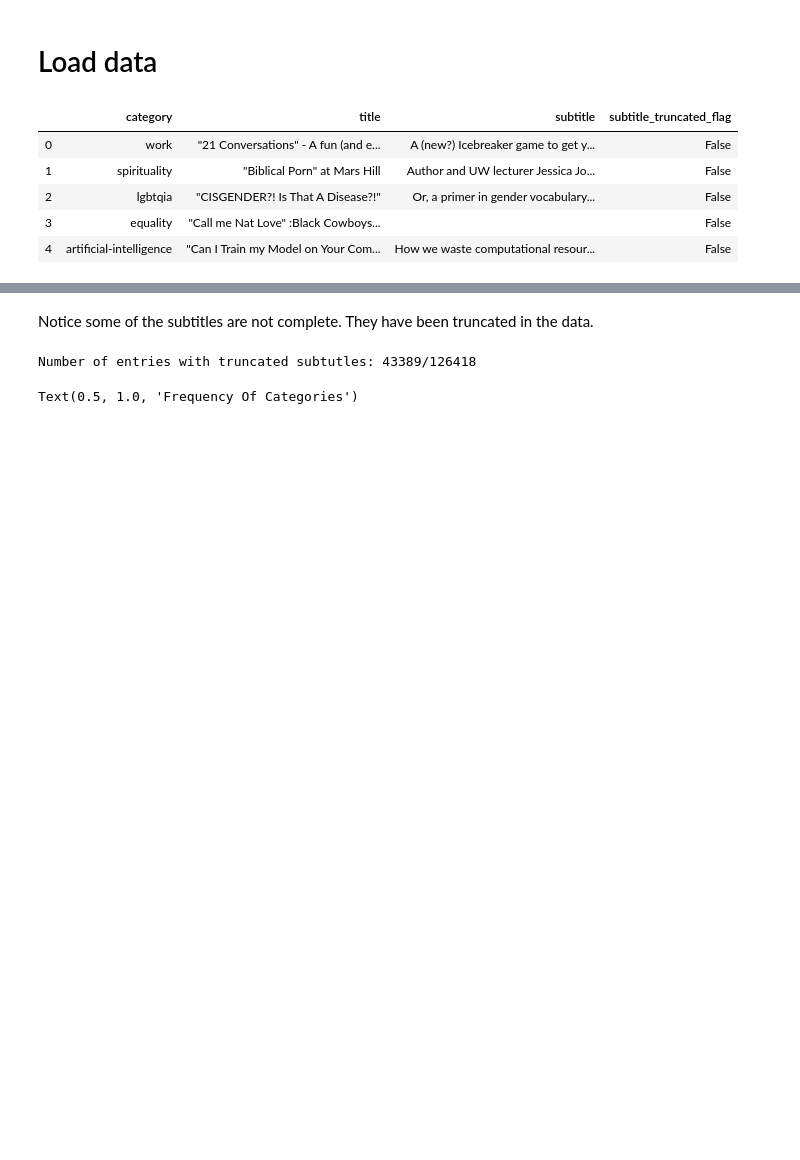
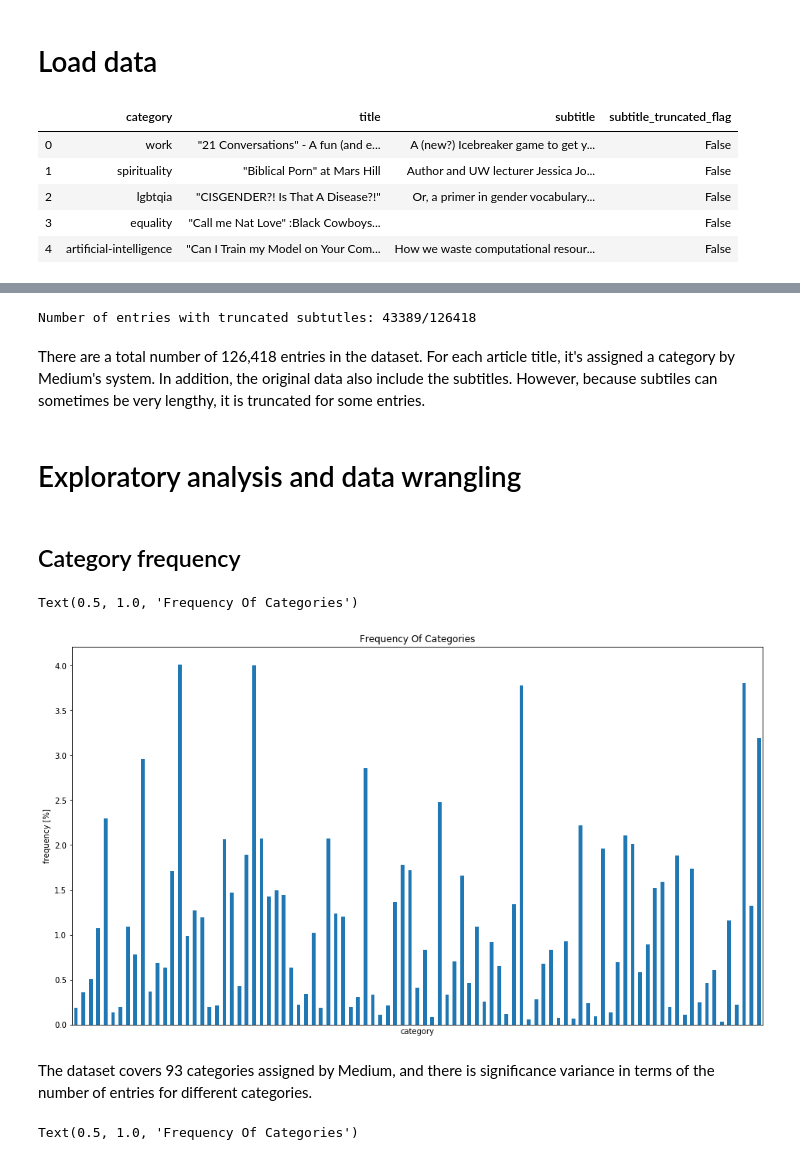
Before and after one commit to carmagnole/Springboard, a Jupyter notebook: project2/notebooks/explore_and_wrangle_data.ipynb, the cells around one changed output, grey strips where cells are left out. Drawn from its saved outputs; the diff is of its cells as text; code cells hidden in the pictures; blank space fills up the shorter version.

```diff
--- a/project2/explore_data.ipynb
+++ b/project2/notebooks/explore_and_wrangle_data.ipynb
@@ -21,10 +19,29 @@ titles.head()
-# %% [markdown]
-Notice some of the subtitles are not complete. They have been truncated in the data.
 # %%
 n_truncated_subtitle = (titles.subtitle_truncated_flag == True).sum()
 print("Number of entries with truncated subtutles: " + str(n_truncated_subtitle) + "/" + str(titles.shape[0]))
 # %% [output]
 Number of entries with truncated subtutles: 43389/126418
+# %% [markdown]
+There are a total number of 126,418 entries in the dataset. For each article title, it's assigned a category by Medium's system. In addition, the original data also include the subtitles. However, because subtiles can sometimes be very lengthy, it is truncated for some entries.
+# %% [markdown]
+# Exploratory analysis and data wrangling
+# %% [markdown]
+## Category frequency
+# %%
+category_counts = titles["category"].value_counts().sort_index() / titles.shape[0] * 100
+
+fig, ax = plt.subplots(figsize=(16,9))
+category_counts.plot(kind="bar", ax=ax)
+plt.xlabel("category")
+plt.xticks([])
+plt.ylim(bottom=0)
+plt.ylabel("frequency [%]")
+plt.title("Frequency Of Categories")
+# %% [output]
+Text(0.5, 1.0, 'Frequency Of Categories')
+[figure, added]
+# %% [markdown]
+The dataset covers 93 categories assigned by Medium, and there is significance variance in terms of the number of entries for different categories.
 # %%
 titles_truncated = titles[titles.subtitle_truncated_flag].iloc[:, :3]
 titles_nontruncated = titles[~titles.subtitle_truncated_flag].iloc[:, :3]
```
Also changed, not shown: parts of 7 cells of this notebook, 27 other files.
